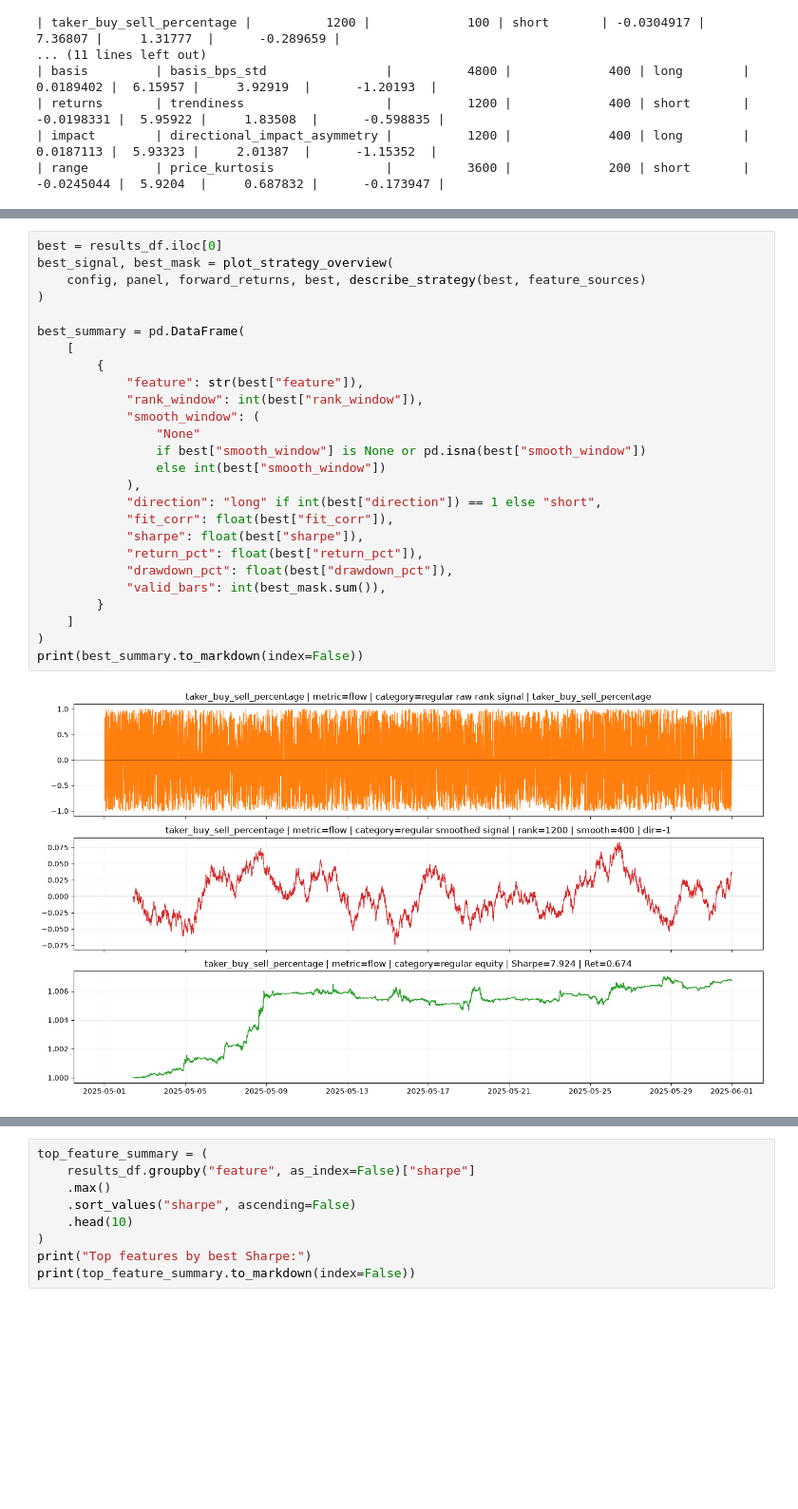
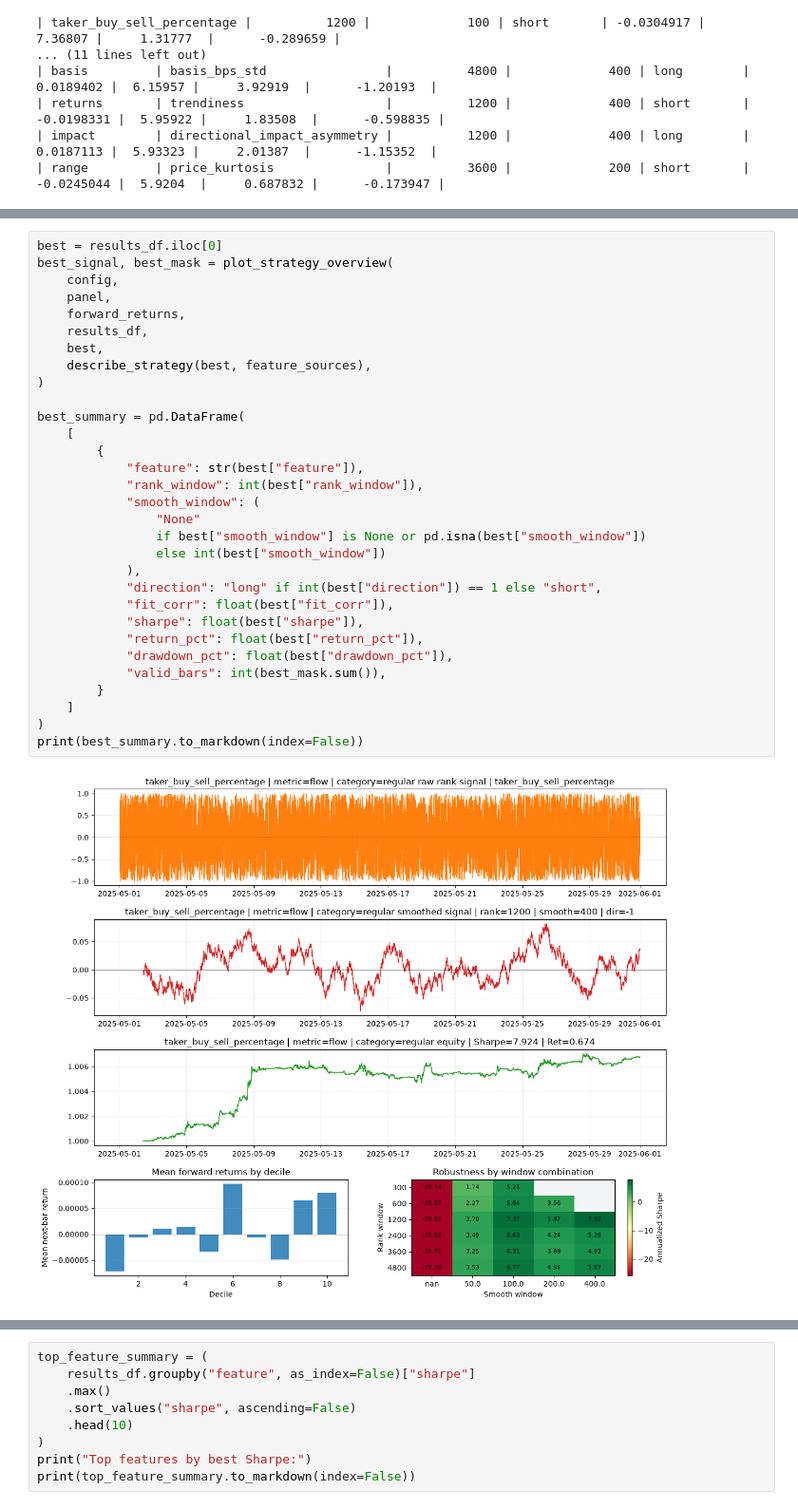
Before and after one commit to aperiodic-io/notebooks, a Jupyter notebook: notebooks/alpha-discovery.ipynb, the cells around one changed output, grey strips where cells are left out. Shown at 95% size. Saved outputs shown, nothing was run; the diff lists cells and outputs as text; blank space fills up the shorter version.

```diff
--- a/notebooks/alpha-discovery.ipynb
+++ b/notebooks/alpha-discovery.ipynb
@@ -697,31 +752,36 @@ bucket driving the result.
 # %%
 best = results_df.iloc[0]
 best_signal, best_mask = plot_strategy_overview(
-    config, panel, forward_returns, best, describe_strategy(best, feature_sources)
+    config,
+    panel,
+    forward_returns,
+    results_df,
+    best,
+    describe_strategy(best, feature_sources),
 )
 
 best_summary = pd.DataFrame(
     [
         {
             "feature": str(best["feature"]),
             "rank_window": int(best["rank_window"]),
             "smooth_window": (
                 "None"
                 if best["smooth_window"] is None or pd.isna(best["smooth_window"])
                 else int(best["smooth_window"])
             ),
             "direction": "long" if int(best["direction"]) == 1 else "short",
             "fit_corr": float(best["fit_corr"]),
             "sharpe": float(best["sharpe"]),
             "return_pct": float(best["return_pct"]),
             "drawdown_pct": float(best["drawdown_pct"]),
             "valid_bars": int(best_mask.sum()),
         }
     ]
 )
 print(best_summary.to_markdown(index=False))
 # %% [output]
-[figure, old version]
+[figure, new version]
 | feature                   |   rank_window |   smooth_window | direction   |   fit_corr |   sharpe |   return_pct |   drawdown_pct |   valid_bars |
 |:--------------------------|--------------:|----------------:|:------------|-----------:|---------:|-------------:|---------------:|-------------:|
 | taker_buy_sell_percentage |          1200 |             400 | short       | -0.0278342 |  7.92385 |     0.673783 |      -0.178828 |         8519 |
```
Also changed, not shown: parts of 8 cells of this notebook, 1 other file.
